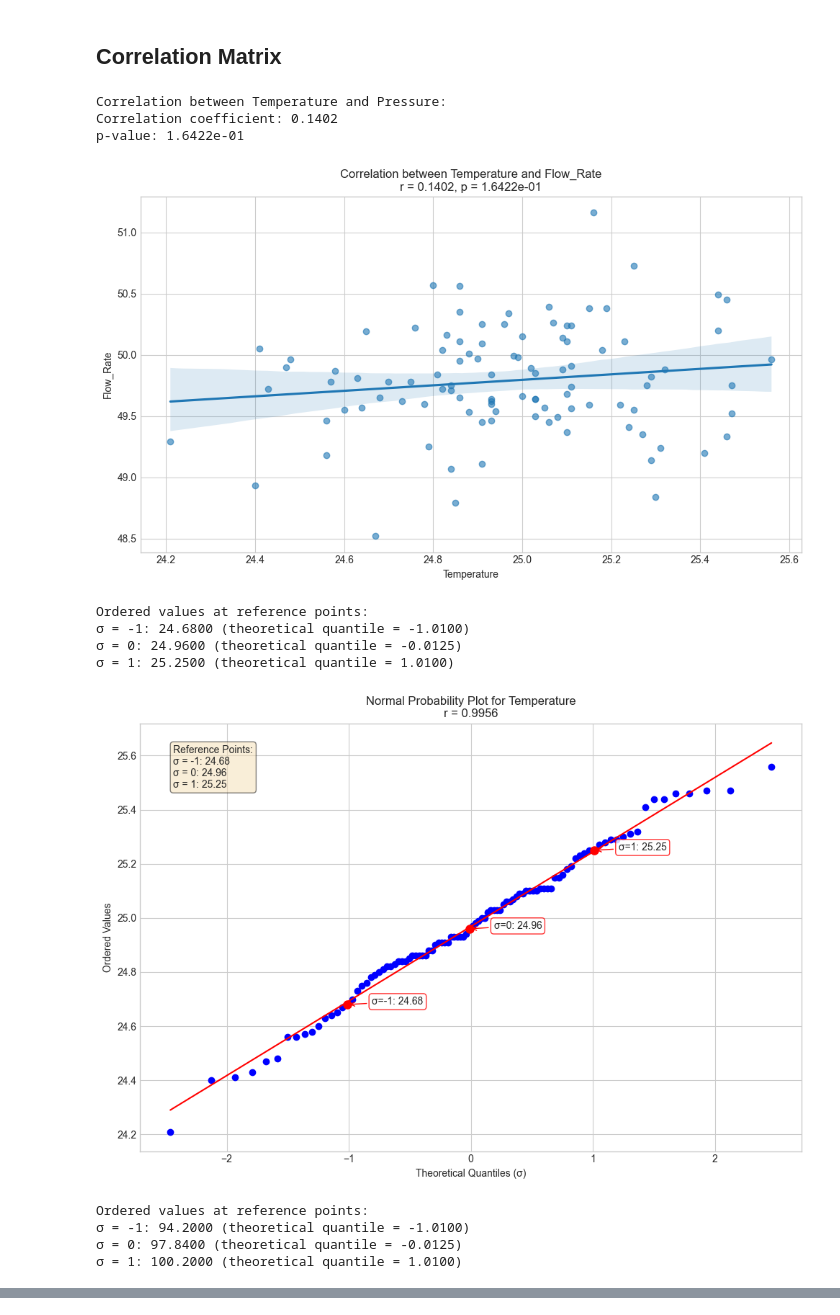
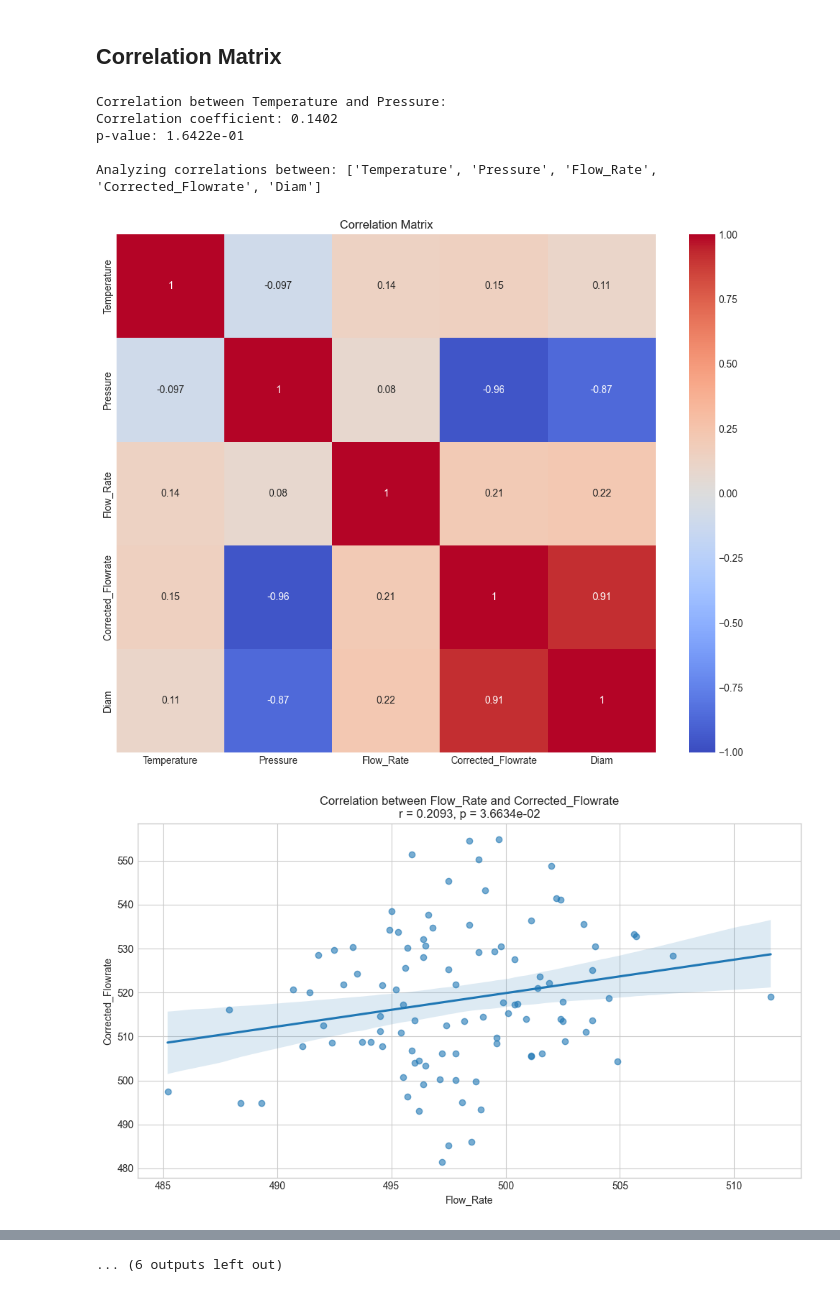
Before and after one commit to Gertrud-Violett/DataAnalysis, a Jupyter notebook: Statistical_Analysis/Statistical_Analysis.ipynb, the cells around one changed output, grey strips where cells are left out. Cells and saved outputs as stored; diff of their text form; code cells hidden in the pictures.

```diff
--- a/Statistical_Analysis/Statistical_Analysis.ipynb
+++ b/Statistical_Analysis/Statistical_Analysis.ipynb
@@ -710,7 +710,7 @@ def read_csv_data(file_path, column=None):
 # Sample Execution
 # %%
 # Read data from CSV
-pc = read_csv_data('sample_manufacturing_data.csv', 'Temperature')
+pc = read_csv_data('./Sample_Inputfile/sample_manufacturing_data.csv', 'Temperature')
 
 # Display available columns
 print("Available columns in the dataset:")
@@ -865,41 +903,47 @@ Cpkm: -1.527
 # %%
 # Correlation analysis between Temperature and Pressure
 corr, p_value = pc.calculate_correlation('Temperature', 'Flow_Rate')
 print(f"\nCorrelation between Temperature and Pressure:")
 print(f"Correlation coefficient: {corr:.4f}")
 print(f"p-value: {p_value:.4e}")
 
-# Visualize the correlation
-pc.plot_correlation('Temperature', 'Flow_Rate')
-pc.plot_normal_probability('Temperature')
-pc.plot_normal_probability('Pressure')
-pc.plot_normal_probability('Flow_Rate')
-
-
 # Analyze correlation between multiple columns
-columns_of_interest = ['Temperature', 'Pressure', 'Flow_Rate']
+columns_of_interest = ['Temperature', 'Pressure', 'Flow_Rate','Corrected_Flowrate','Diam']
 
 # Check if all columns exist in the dataset
 available_columns = [col for col in columns_of_interest if col in pc.data.columns]
 print(f"\nAnalyzing correlations between: {available_columns}")
 
 # Generate and plot correlation matrix for available columns
 pc.plot_correlation_matrix(available_columns)
 
+
+
+# Visualize the correlation
+pc.plot_correlation('Flow_Rate', 'Corrected_Flowrate')
+pc.plot_correlation('Diam', 'Corrected_Flowrate')
+pc.plot_correlation('Pressure', 'Corrected_Flowrate')
+pc.plot_correlation('Diam', 'Pressure')
+pc.plot_correlation('Diam', 'Temperature')
+pc.plot_normal_probability('Temperature')
+pc.plot_normal_probability('Pressure')
+pc.plot_normal_probability('Flow_Rate')
+pc.plot_normal_probability('Corrected_Flowrate')
+pc.plot_normal_probability('Diam')
+
+
+
+
+
+
 # Example of analyzing a specific pair of columns with different visualization
 if 'Temperature' in pc.data.columns and 'Flow_Rate' in pc.data.columns:
     pc.plot_correlation('Temperature', 'Flow_Rate', add_line=False)
 # %% [output]
 Correlation between Temperature and Pressure:
 Correlation coefficient: 0.1402
 p-value: 1.6422e-01
+
+Analyzing correlations between: ['Temperature', 'Pressure', 'Flow_Rate', 'Corrected_Flowrate', 'Diam']
-[figure, old version]
+[figure, new version]
-Ordered values at reference points:
-σ = -1: 24.6800 (theoretical quantile = -1.0100)
-σ = 0: 24.9600 (theoretical quantile = -0.0125)
-σ = 1: 25.2500 (theoretical quantile = 1.0100)
-[figure, old version]
+[figure, new version]
-Ordered values at reference points:
-σ = -1: 94.2000 (theoretical quantile = -1.0100)
-σ = 0: 97.8400 (theoretical quantile = -0.0125)
-σ = 1: 100.2000 (theoretical quantile = 1.0100)
@@ -914,0 +968 @@ Analyzing correlations between: ['Temperature', 'Pressure', 'Flow_Rate']
+... (6 outputs left out)
```
Also changed, not shown: parts of 5 cells of this notebook, 7 other files.
